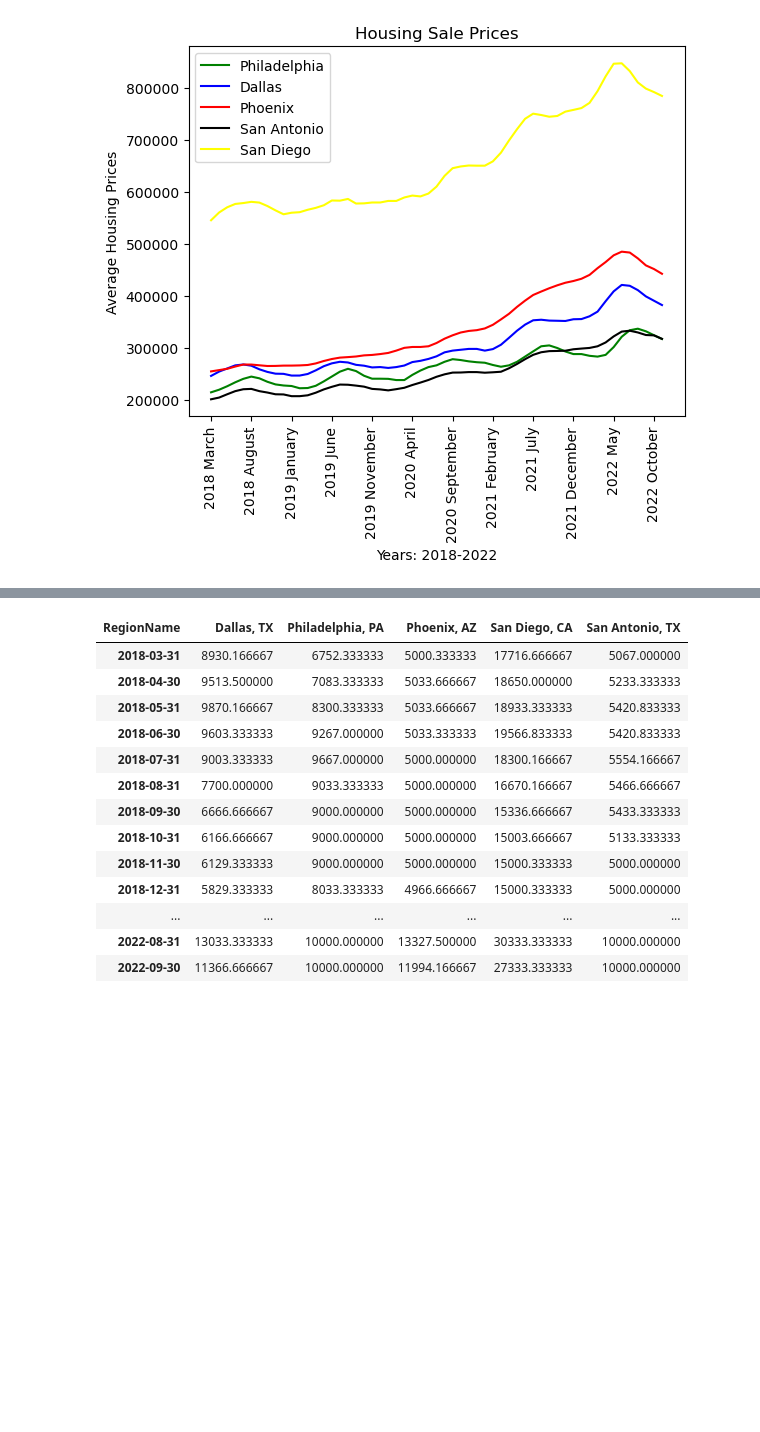
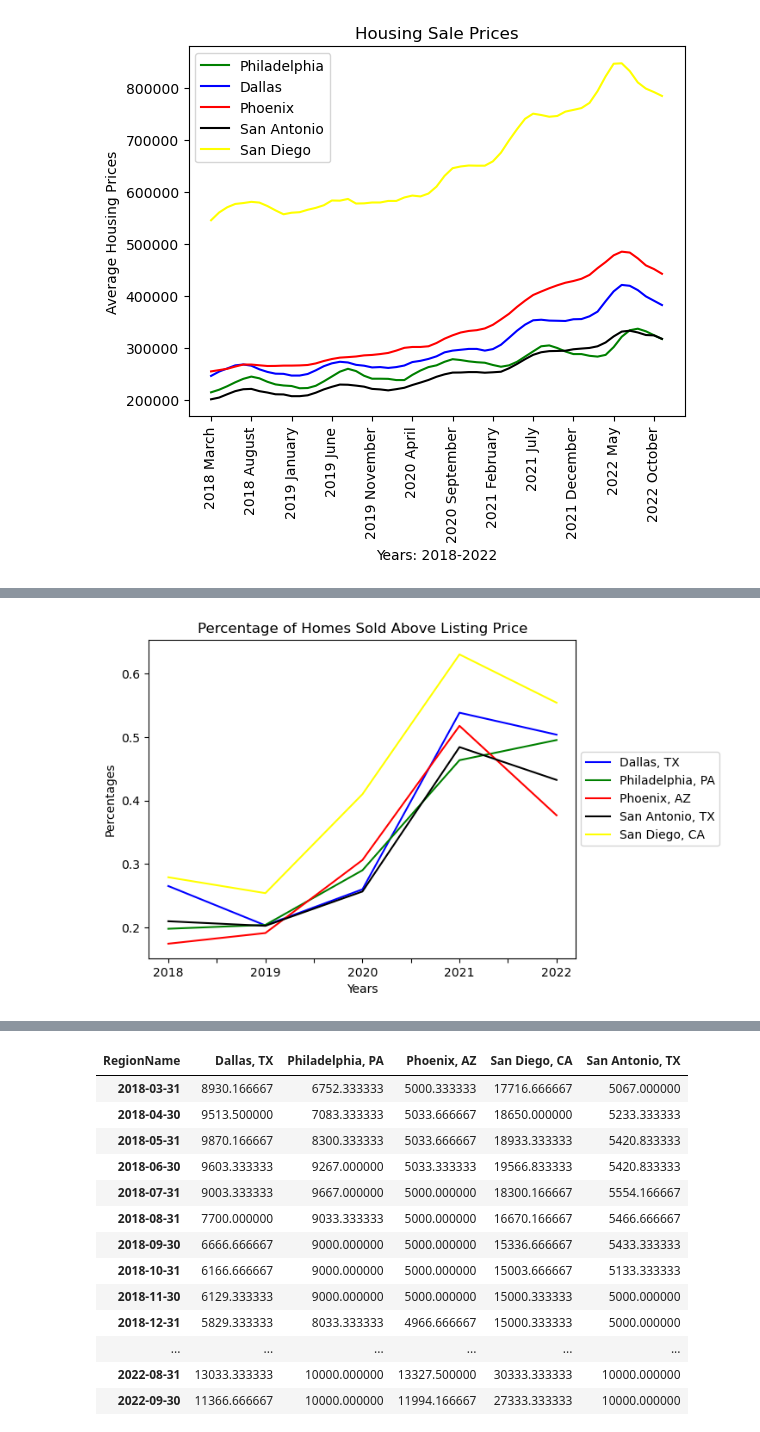
Before and after one commit to JoseMelvin-Calleja/Group-4-Project-1, a Jupyter notebook: Combined Notebook.ipynb, the cells around one changed output, grey strips where cells are left out. Drawn from its saved outputs; the diff is of its cells as text; code cells hidden in the pictures; blank space fills up the shorter version.

```diff
--- a/Combined Notebook.ipynb
+++ b/Combined Notebook.ipynb
@@ -949,0 +1219,20 @@ plt.legend()
+# %%
+#Group the rows by yearly average
+yearly_percentage_2022 = pd.DataFrame({
+                   'Dallas, TX': [0.3334, 0.5944, 0.6921, 0.7413, 0.7431, 0.6898, 0.5688, 0.4007, 0.3030, 0.2523, 0.2241],
+                   'Philadelphia, PA': [0.4461, 0.4280, 0.4544, 0.5408, 0.5947, 0.6061, 0.5799, 0.5186, 0.4569, 0.4265, 0.3977],
+                   'Phoenix, AZ': [0.4320, 0.4986, 0.5657, 0.6154, 0.5825, 0.4739, 0.3263, 0.2012, 0.1684, 0.1496, 0.1305],
+                   'San Antonio, TX': [0.4309, 0.4836, 0.5625, 0.6195, 0.6118, 0.5679, 0.4691, 0.3457, 0.2491, 0.2360, 0.1816],
+                   'San Diego, CA': [0.6562, 0.7189, 0.7705, 0.7608, 0.7292, 0.6318, 0.4875, 0.3774, 0.3409, 0.3315, 0.2929]
+                   })
+
+# Add up all the values in each coloumn
+combined_rows = yearly_percentage_2022.sum()
+
+# Calculate the average of the combined values in each column
+mean = combined_rows/len(yearly_percentage_2022)
+
+# Round the results to the nearest whole number and create Yearly DataFrame variable
+yearly_percentage_2022_df = mean
+
+print(yearly_percentage_2022_df)
@@ -949,0 +1246,10 @@ plt.legend()
+# %%
+combined_yearly_percentage_df = pd.DataFrame({
+    '2018': yearly_percentage_2018_df,
+    '2019': yearly_percentage_2019_df,
+    '2020': yearly_percentage_2020_df,
+    '2021': yearly_percentage_2021_df,
+    '2022': yearly_percentage_2022_df
+})
+
+combined_yearly_percentage_df
@@ -949,0 +1263,10 @@ plt.legend()
+# %%
+# Plot the Results
+combined_yearly_percentage_df.T.plot(kind='line', color=['blue', 'green', 'red', 'black', 'yellow'], label='Dallas, TX')
+plt.xlabel('Years')
+plt.ylabel('Percentages')
+plt.title('Percentage of Homes Sold Above Listing Price')
+plt.legend(loc='center right', bbox_to_anchor=(1.35, 0.5))
+plt.show()
+# %% [output]
+[figure, added]
```
Also changed, not shown: parts of 96 cells of this notebook, 4 other files.
